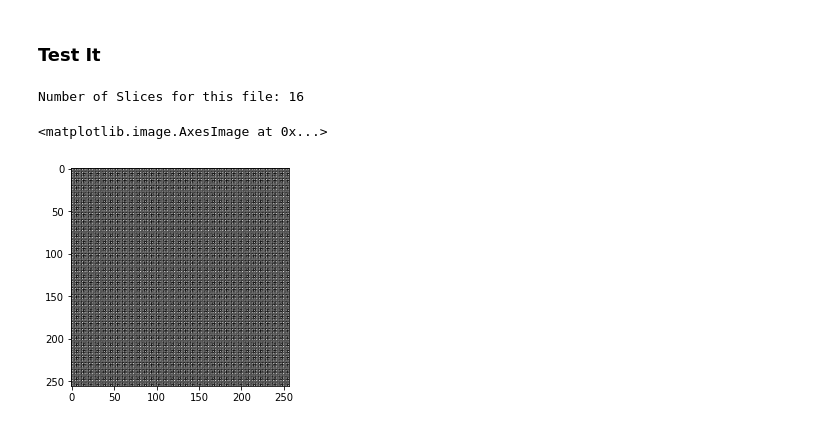
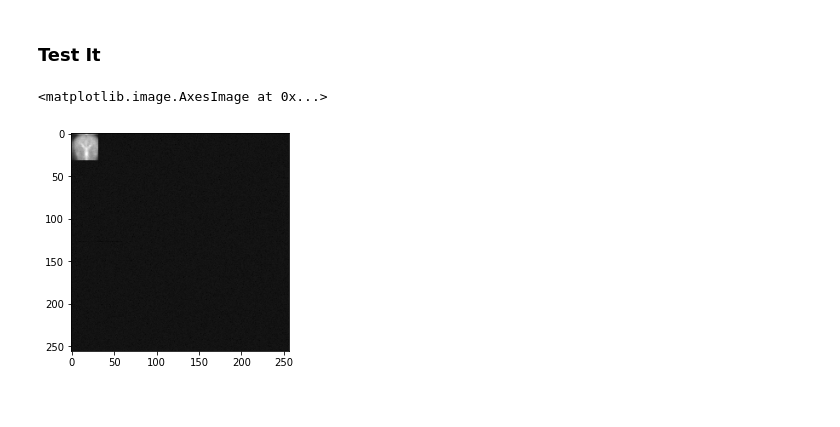
Before and after one commit to athornton1618/MRI_Compression, a Jupyter notebook: scripts/sparse_auto_encoder.ipynb, the cells around one changed output. Saved outputs shown, nothing was run; the diff lists cells and outputs as text; code cells hidden in the pictures.

Commit message:
trying original images now too

```diff
--- a/scripts/sparse_auto_encoder.ipynb
+++ b/scripts/sparse_auto_encoder.ipynb
@@ -60,7 +60,7 @@ data = Data(train_slices,train_slices)
 ### Define the Neural Network
 # %%
 # Inherit from torch.nn, define basic k-latent AutoEncoder
-k_latent = 2500
+k_latent = 3000
 
 class AutoEncoder(nn.Module):
     def __init__(self):
@@ -133,15 +128,14 @@ volume_kspace = hf['kspace'][()]
 n_slices = volume_kspace.shape[0]
 X_raw = combine_all_coils(volume_kspace,8)
 X = resize_scan(X_raw)
-X_encode = k_encode(3000,X)
+X_encode = k_encode(10000,X)
-# %% [output]
-Number of Slices for this file: 16
 # %%
+# Put it through our autoencoder and see what we get!
 X_input = torch.from_numpy(X_encode.flatten())
 X_output = model(X_input)
 X_output = X_output.detach().numpy().reshape(256,256)
 X_reconstruct = decode(X_output)
-plt.imshow(np.abs(X_reconstruct), cmap='gray')
+plt.imshow(np.abs(X_output), cmap='gray')
 # %% [output]
 <matplotlib.image.AxesImage at 0x...>
-[figure, old version]
+[figure, new version]
```
Also changed, not shown: parts of 3 cells of this notebook, 2 other files.
